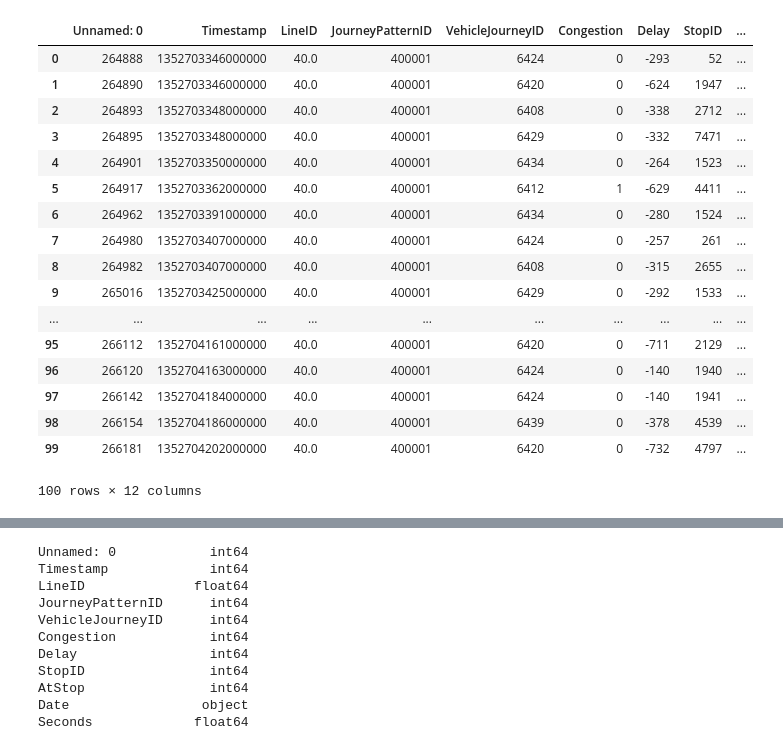
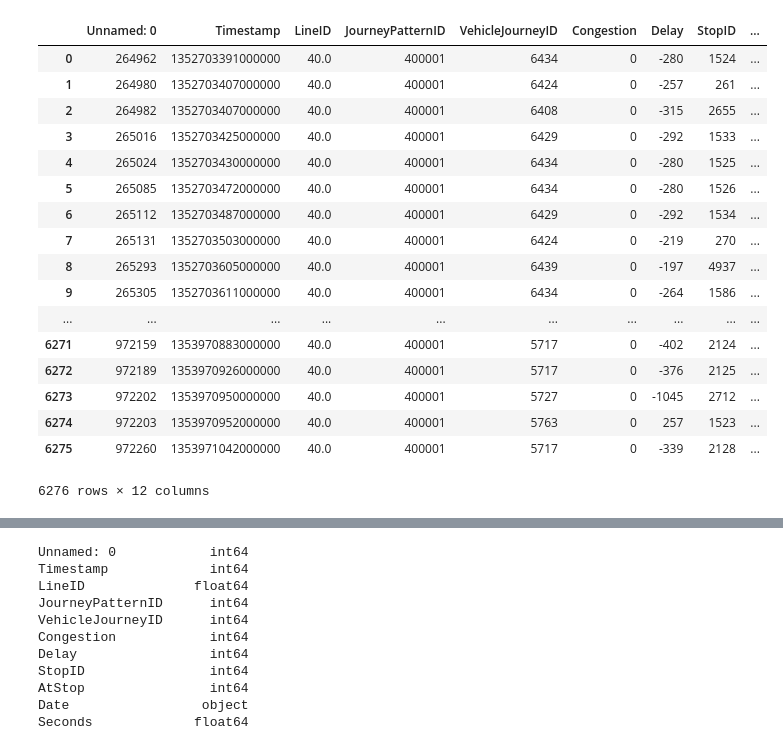
Before and after one commit to Apig92/TheTouringMachines, a Jupyter notebook: JupyterNotebooks/RandomForestRegressor.ipynb, the cells around one changed output, grey strips where cells are left out. Drawn from its saved outputs; the diff is of its cells as text; code cells hidden in the pictures.

```diff
--- a/JupyterNotebooks/RandomForestRegressor.ipynb
+++ b/JupyterNotebooks/RandomForestRegressor.ipynb
@@ -15,25 +15,25 @@ import matplotlib.pyplot as plt
 import pickle
 import joblib
 # %%
-df = pd.read_csv("Mondayroute40.csv", low_memory=False)
+df = pd.read_csv("VehicleJID_reused00400001.csv", low_memory=False)
 # %%
-df.head(100)
+df
 # %% [output]
 |  | Unnamed: 0 | Timestamp | LineID | JourneyPatternID | VehicleJourneyID | Congestion | Delay | StopID | ... |
-| 0 | 264888 | 1352703346000000 | 40.0 | 400001 | 6424 | 0 | -293 | 52 | ... |
-| 1 | 264890 | 1352703346000000 | 40.0 | 400001 | 6420 | 0 | -624 | 1947 | ... |
-| 2 | 264893 | 1352703348000000 | 40.0 | 400001 | 6408 | 0 | -338 | 2712 | ... |
-| 3 | 264895 | 1352703348000000 | 40.0 | 400001 | 6429 | 0 | -332 | 7471 | ... |
-| 4 | 264901 | 1352703350000000 | 40.0 | 400001 | 6434 | 0 | -264 | 1523 | ... |
-| 5 | 264917 | 1352703362000000 | 40.0 | 400001 | 6412 | 1 | -629 | 4411 | ... |
-| 6 | 264962 | 1352703391000000 | 40.0 | 400001 | 6434 | 0 | -280 | 1524 | ... |
-| 7 | 264980 | 1352703407000000 | 40.0 | 400001 | 6424 | 0 | -257 | 261 | ... |
-| 8 | 264982 | 1352703407000000 | 40.0 | 400001 | 6408 | 0 | -315 | 2655 | ... |
-| 9 | 265016 | 1352703425000000 | 40.0 | 400001 | 6429 | 0 | -292 | 1533 | ... |
+| 0 | 264962 | 1352703391000000 | 40.0 | 400001 | 6434 | 0 | -280 | 1524 | ... |
+| 1 | 264980 | 1352703407000000 | 40.0 | 400001 | 6424 | 0 | -257 | 261 | ... |
+| 2 | 264982 | 1352703407000000 | 40.0 | 400001 | 6408 | 0 | -315 | 2655 | ... |
+| 3 | 265016 | 1352703425000000 | 40.0 | 400001 | 6429 | 0 | -292 | 1533 | ... |
+| 4 | 265024 | 1352703430000000 | 40.0 | 400001 | 6434 | 0 | -280 | 1525 | ... |
+| 5 | 265085 | 1352703472000000 | 40.0 | 400001 | 6434 | 0 | -280 | 1526 | ... |
+| 6 | 265112 | 1352703487000000 | 40.0 | 400001 | 6429 | 0 | -292 | 1534 | ... |
+| 7 | 265131 | 1352703503000000 | 40.0 | 400001 | 6424 | 0 | -219 | 270 | ... |
+| 8 | 265293 | 1352703605000000 | 40.0 | 400001 | 6439 | 0 | -197 | 4937 | ... |
+| 9 | 265305 | 1352703611000000 | 40.0 | 400001 | 6434 | 0 | -264 | 1586 | ... |
 | ... | ... | ... | ... | ... | ... | ... | ... | ... | ... |
-| 95 | 266112 | 1352704161000000 | 40.0 | 400001 | 6420 | 0 | -711 | 2129 | ... |
-| 96 | 266120 | 1352704163000000 | 40.0 | 400001 | 6424 | 0 | -140 | 1940 | ... |
-| 97 | 266142 | 1352704184000000 | 40.0 | 400001 | 6424 | 0 | -140 | 1941 | ... |
-| 98 | 266154 | 1352704186000000 | 40.0 | 400001 | 6439 | 0 | -378 | 4539 | ... |
-| 99 | 266181 | 1352704202000000 | 40.0 | 400001 | 6420 | 0 | -732 | 4797 | ... |
+| 6271 | 972159 | 1353970883000000 | 40.0 | 400001 | 5717 | 0 | -402 | 2124 | ... |
+| 6272 | 972189 | 1353970926000000 | 40.0 | 400001 | 5717 | 0 | -376 | 2125 | ... |
+| 6273 | 972202 | 1353970950000000 | 40.0 | 400001 | 5727 | 0 | -1045 | 2712 | ... |
+| 6274 | 972203 | 1353970952000000 | 40.0 | 400001 | 5763 | 0 | 257 | 1523 | ... |
+| 6275 | 972260 | 1353971042000000 | 40.0 | 400001 | 5717 | 0 | -339 | 2128 | ... |
-100 rows × 12 columns
+6276 rows × 12 columns
```
Also changed, not shown: parts of 30 cells of this notebook, 1 other file.
